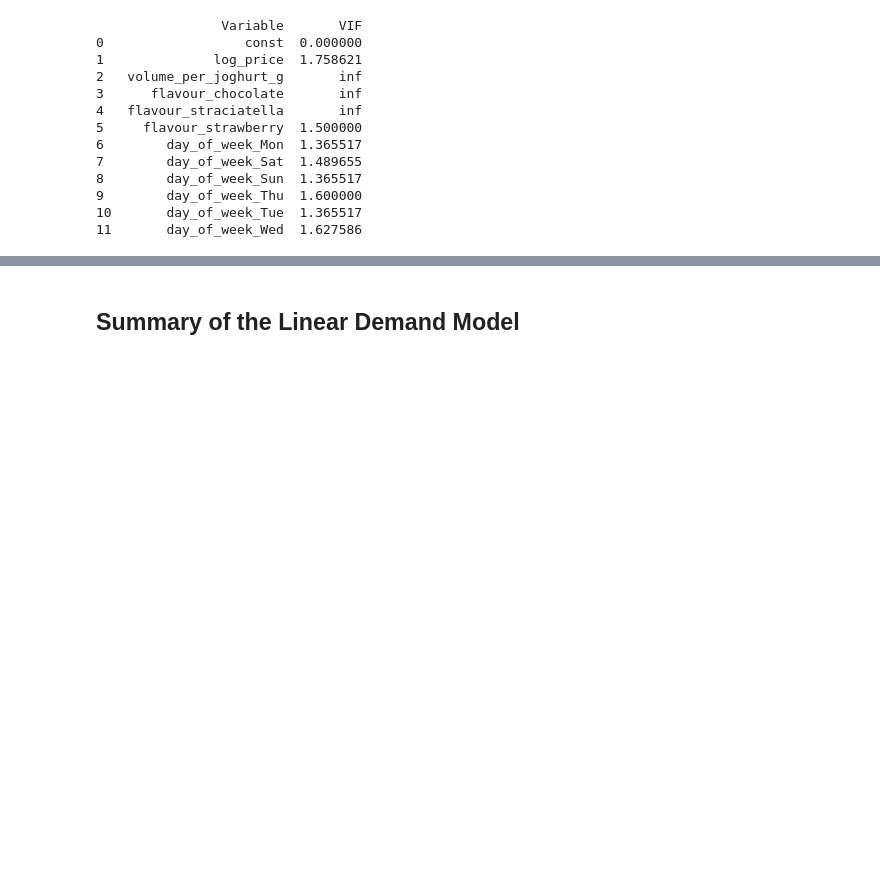
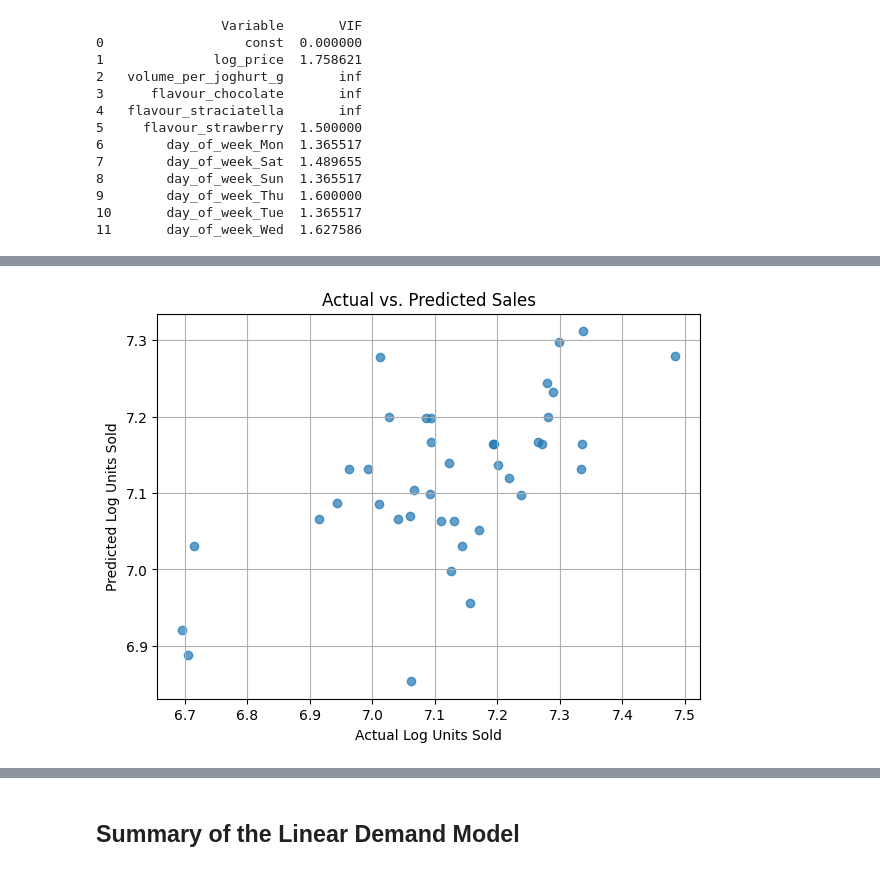
Before and after one commit to RasimBa/Mueller-Price-Optimisation, a Jupyter notebook: jupyter_files/Mueller Price Optimisation.ipynb, the cells around one changed output, grey strips where cells are left out. Saved outputs shown, nothing was run; the diff lists cells and outputs as text; code cells hidden in the pictures; blank space fills up the shorter version.

```diff
--- a/jupyter_files/Mueller Price Optimisation.ipynb
+++ b/jupyter_files/Mueller Price Optimisation.ipynb
@@ -545,0 +572,10 @@ print(vif_data)
+# %%
+plt.figure(figsize=(7,5))
+plt.scatter(y, model.fittedvalues, alpha=0.7)
+plt.xlabel("Actual Log Units Sold")
+plt.ylabel("Predicted Log Units Sold")
+plt.title("Actual vs. Predicted Sales")
+plt.grid()
+plt.show()
+# %% [output]
+[figure, added]
```
Also changed, not shown: parts of 8 cells of this notebook.
